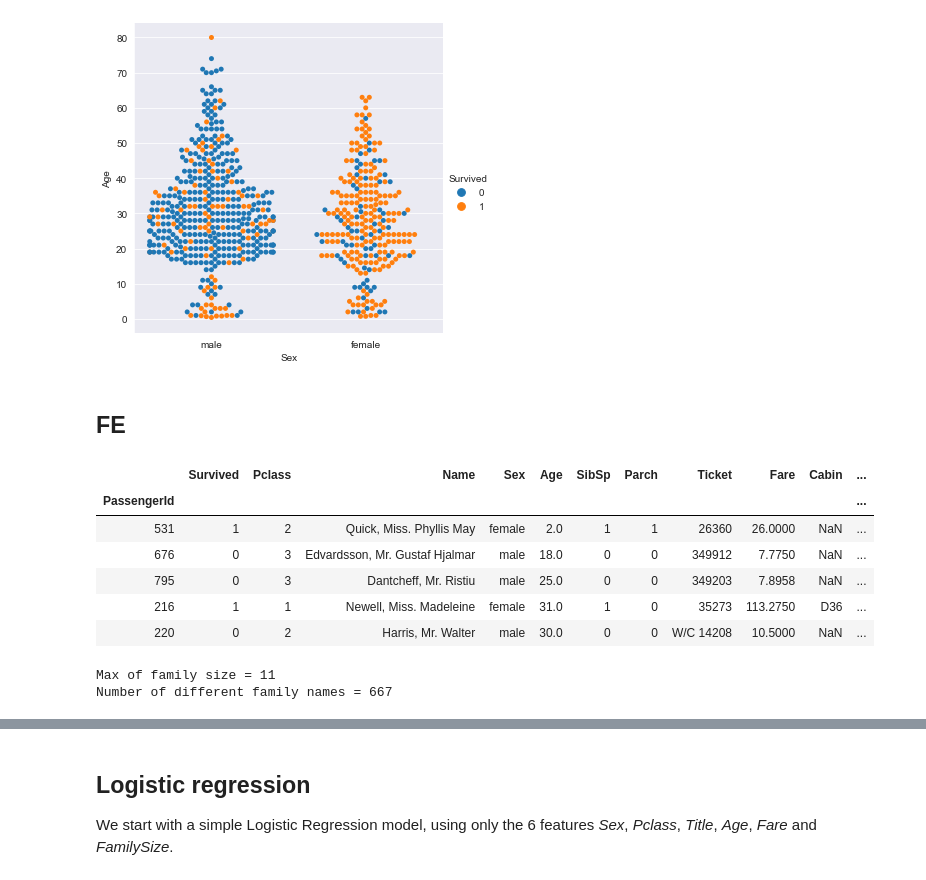
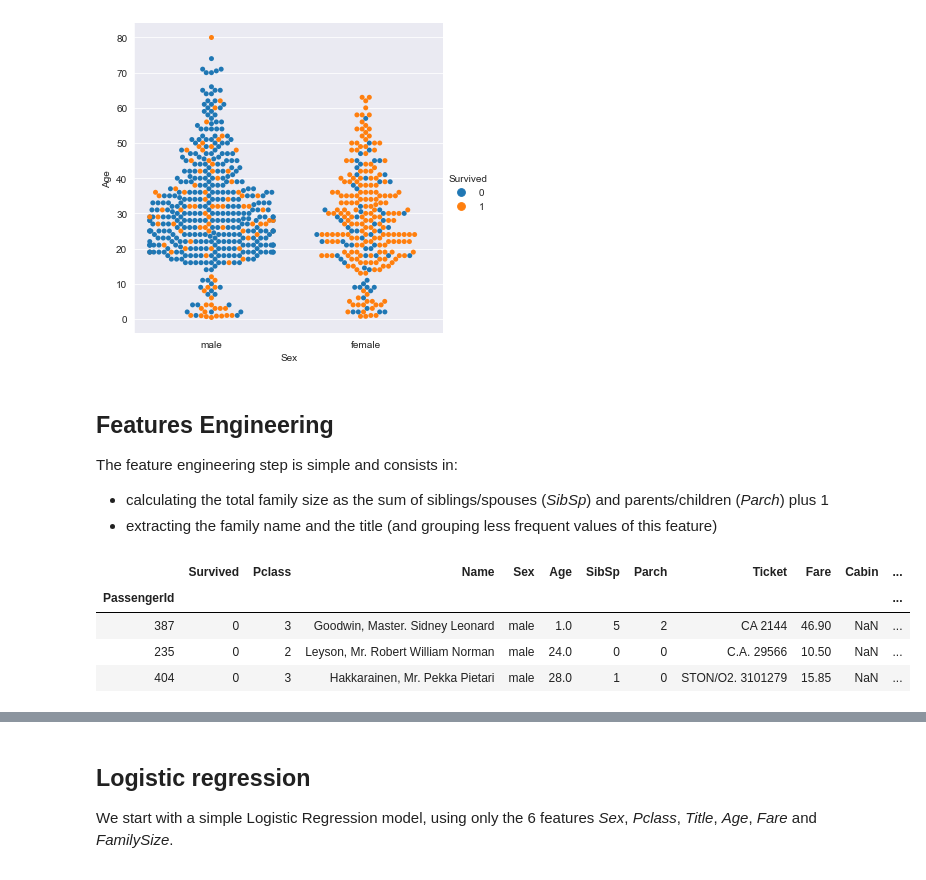
Before and after one commit to cedric-bertrand/DS-py, a Jupyter notebook: titanic/titanic_pipelines.ipynb, the cells around one changed output, grey strips where cells are left out. Drawn from its saved outputs; the diff is of its cells as text; code cells hidden in the pictures.

```diff
--- a/titanic/titanic_pipelines.ipynb
+++ b/titanic/titanic_pipelines.ipynb
@@ -66,38 +77,33 @@ g.set_ylabels("survival probability")
 sns.catplot(x='Sex', y='Age', hue='Survived', data=dataset, kind='swarm');
 # %% [output]
 [figure]
-# %% [markdown]
-## FE
+# %% [markdown]
+## Features Engineering
+The feature engineering step is simple and consists in:
+* calculating the total family size as the sum of siblings/spouses (*SibSp*) and parents/children (*Parch*) plus 1
+* extracting the family name and the title (and grouping less frequent values of this feature)
 # %%
 def prepare_data(data):
     df = data.copy()
     df['FamilySize'] = df['SibSp'] + df['Parch'] + 1
     df['FamilyName'] = df['Name'].apply(lambda x: x.split(',')[0])
     # remove left/right space characters, and replace other space characters with an underscore
     df['FamilyName'] = df['FamilyName'].apply(lambda x: x.strip().replace(' ', '_'))
 
     df['Title'] = df['Name'].apply(lambda x: x.split(',')[1].split('.')[0].strip())
     # group similar values
     df['Title'].replace(['Mr','Don','Rev','Dr','Major','Sir','Col','Capt','Jonkheer'], 'Mr', inplace=True)
     df['Title'].replace(['Mrs','Mme','Lady','the Countess','Dona'], 'Mrs', inplace=True)
     df['Title'].replace(['Miss','Ms','Mlle'], 'Miss', inplace=True)
     # passenger 797 Dr. Leader is a female and is misclassified. Should be corrected
     df.loc[(df.Sex == 'female') & (df.Title == 'Mr'), 'Title'] = 'Mrs'
     return df
 
 data_prepared = prepare_data(dataset)
-data_prepared.sample(5)
+data_prepared.sample(3)
 # %% [output]
 |  | Survived | Pclass | Name | Sex | Age | SibSp | Parch | Ticket | Fare | Cabin | ... |
 | PassengerId |  |  |  |  |  |  |  |  |  |  | ... |
-| 531 | 1 | 2 | Quick, Miss. Phyllis May | female | 2.0 | 1 | 1 | 26360 | 26.0000 | NaN | ... |
-| 676 | 0 | 3 | Edvardsson, Mr. Gustaf Hjalmar | male | 18.0 | 0 | 0 | 349912 | 7.7750 | NaN | ... |
-| 795 | 0 | 3 | Dantcheff, Mr. Ristiu | male | 25.0 | 0 | 0 | 349203 | 7.8958 | NaN | ... |
-| 216 | 1 | 1 | Newell, Miss. Madeleine | female | 31.0 | 1 | 0 | 35273 | 113.2750 | D36 | ... |
-| 220 | 0 | 2 | Harris, Mr. Walter | male | 30.0 | 0 | 0 | W/C 14208 | 10.5000 | NaN | ... |
+| 387 | 0 | 3 | Goodwin, Master. Sidney Leonard | male | 1.0 | 5 | 2 | CA 2144 | 46.90 | NaN | ... |
+| 235 | 0 | 2 | Leyson, Mr. Robert William Norman | male | 24.0 | 0 | 0 | C.A. 29566 | 10.50 | NaN | ... |
+| 404 | 0 | 3 | Hakkarainen, Mr. Pekka Pietari | male | 28.0 | 1 | 0 | STON/O2. 3101279 | 15.85 | NaN | ... |
-# %%
-print('Max of family size = {:d}'.format(data_prepared.FamilySize.max()))
-print('Number of different family names = {:d}'.format(data_prepared.FamilyName.nunique()))
-# %% [output]
-Max of family size = 11
-Number of different family names = 667
```
Also changed, not shown: parts of 34 cells of this notebook.
